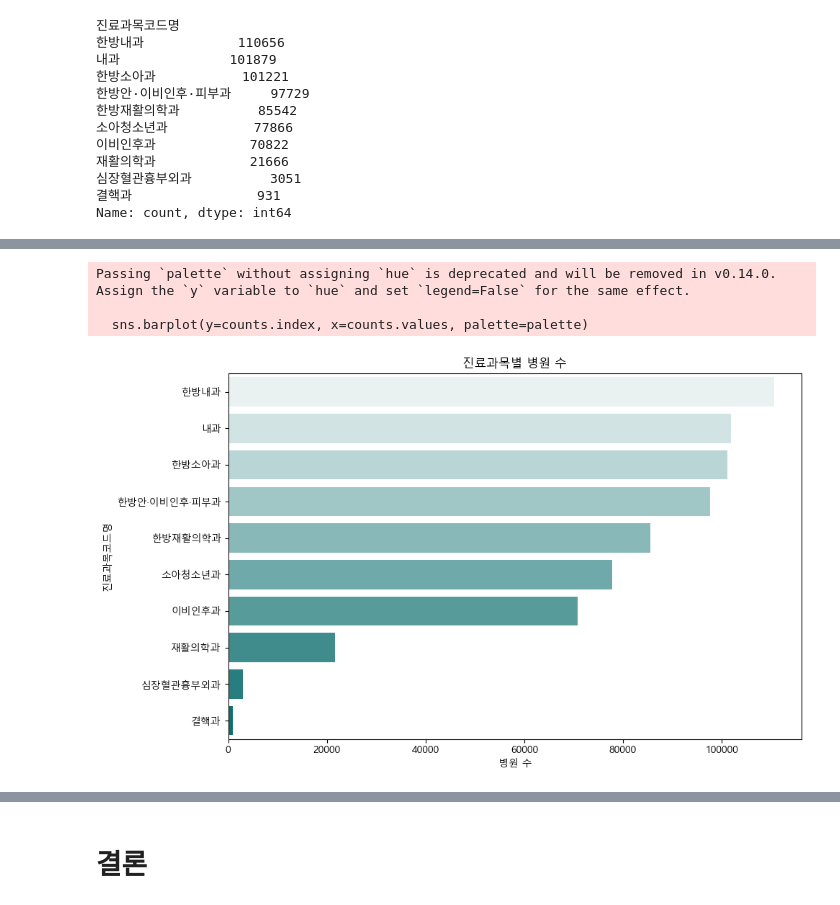
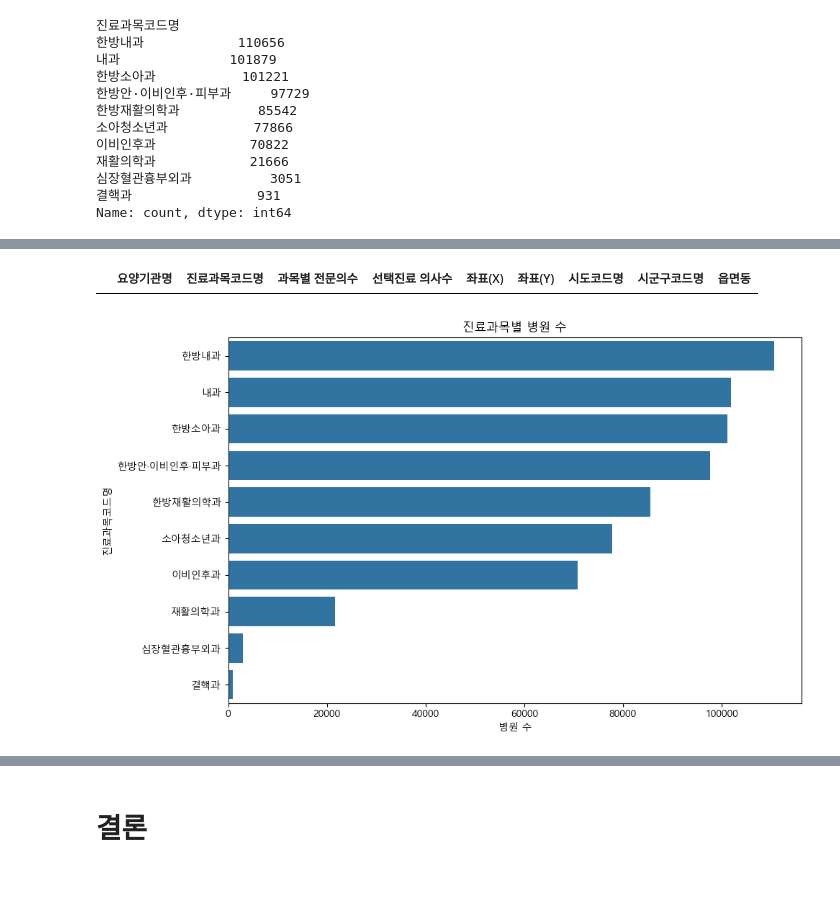
Before and after one commit to JiHyun13/dust_infra_blindspot, a Jupyter notebook: hospital_infra.ipynb, the cells around one changed output, grey strips where cells are left out. Cells and saved outputs as stored; diff of their text form; code cells hidden in the pictures.

```diff
--- a/hospital_infra.ipynb
+++ b/hospital_infra.ipynb
@@ -346,0 +544,29 @@ plt.show()
+# %%
+# 1. 의과+한방 의사 수 합계 컬럼 생성
+df_final['의과+한방'] = (
+    df_final[['의과일반의 인원수', '의과전문의 인원수', '의과레지던트 인원수', '의과인턴 인원수']].sum(axis=1) +
+    df_final[['한방일반의 인원수', '한방전문의 인원수', '한방레지던트 인원수', '한방인턴 인원수']].sum(axis=1)
+)
+
+# 2. 병원 수 추가
+df_final['병원_수'] = 1
+
+# 3. ID가 있는 병원만 필터링
+df_valid = df_final.dropna(subset=['ID']).copy()
+df_valid['ID'] = df_valid['ID'].astype(int)
+
+# 4. ID 기준 병원 및 의사 수 집계
+df_summary = df_valid.groupby('ID', as_index=False).agg({
+    '병원_수': 'sum',
+    '의과+한방': 'sum'
+}).rename(columns={'의과+한방': '의사수', '병원_수': '병원수'})
+
+# 5. df_living에서 인구 정보 추출
+df_demo = df_living[['ID', '읍면동', '총인구수', '어린이', '노인']].copy()
+df_demo['ID'] = df_demo['ID'].astype(int)
+
+# 6. 병원+의사 수와 인구 정보 병합
+df_result = df_demo.merge(df_summary, on='ID', how='left').fillna({'병원수': 0, '의사수': 0})
+
+# 결과 확인
+df_result.head()
@@ -510,5 +840,5 @@ for c in sorted(coords_oriental['cluster'].unique()):
 # %%
-df_detail = pd.read_csv(r"data/의료기관별상세정보서비스_03_진료과목정보 2024.12.csv",encoding='utf-8')
+df_detail = pd.read_csv(r"data/병원2.csv",encoding='utf-8')
 # %%
 df_detail.head()
 # %% [output]
@@ -568,7 +898,7 @@ dust_related_depts = [
 
 df_detail = df_detail[df_detail['진료과목코드명'].isin(dust_related_depts)]
 
-df_detail.drop(columns=['암호화요양기호'],inplace=True)
+df_detail.drop(columns=['암호화요양기호','진료과목코드'],inplace=True)
 # %%
 df_detail['진료과목코드명'].unique()
 # %% [output]
@@ -630,16 +964,18 @@ dtype: int64
+# %%
+#광주교도소부속의원은 삭제하겠음.
+df_detail = df_detail[df_detail['요양기관명'] != '광주교도소부속의원']
+df_detail[df_detail['좌표(X)'].isna() & df_detail['좌표(Y)'].isna()]
+# %% [output]
+|  | 요양기관명 | 진료과목코드명 | 과목별 전문의수 | 선택진료 의사수 | 좌표(X) | 좌표(Y) | 시도코드명 | 시군구코드명 | 읍면동 |
 # %%
-palette = sns.light_palette("teal", n_colors=10)
 plt.rc('font', family='Malgun Gothic')
 
 counts = df_detail['진료과목코드명'].value_counts()
 plt.figure(figsize=(10,6))
-sns.barplot(y=counts.index, x=counts.values, palette=palette)
+sns.barplot(y=counts.index, x=counts.values)
 plt.title("진료과목별 병원 수")
 plt.xlabel("병원 수")
 plt.tight_layout()
 plt.show()
 # %% [output]
-Passing `palette` without assigning `hue` is deprecated and will be removed in v0.14.0. Assign the `y` variable to `hue` and set `legend=False` for the same effect.
-
-  sns.barplot(y=counts.index, x=counts.values, palette=palette)
-[figure, old version]
+[figure, new version]
```
Also changed, not shown: parts of 66 cells of this notebook, 22 other files.
